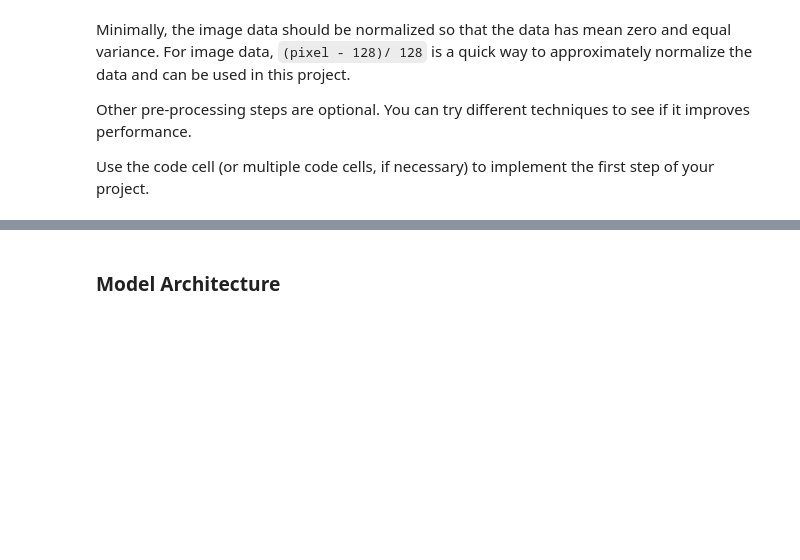
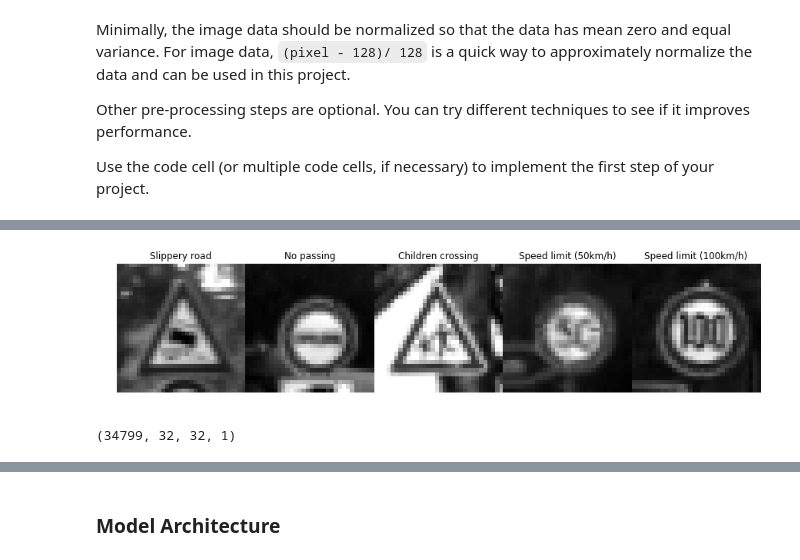
Before and after one commit to kdsian/CarND-P2-Traffic-Sign-Classifier, a Jupyter notebook: Traffic_Sign_Classifier.ipynb, the cells around one changed output, grey strips where cells are left out. Drawn from its saved outputs; the diff is of its cells as text; code cells hidden in the pictures; blank space fills up the shorter version.

```diff
--- a/Traffic_Sign_Classifier.ipynb
+++ b/Traffic_Sign_Classifier.ipynb
@@ -145,0 +201,4 @@ Use the code cell (or multiple code cells, if necessary) to implement the first
+# %%
+plot_image(X_test_gray,y_test,title=True)
+# %% [output]
+[figure, added]
@@ -145,0 +222,4 @@ Use the code cell (or multiple code cells, if necessary) to implement the first
+# %%
+X_train_gray.shape
+# %% [output]
+(34799, 32, 32, 1)
```
Also changed, not shown: parts of 38 cells of this notebook, 16 other files.
